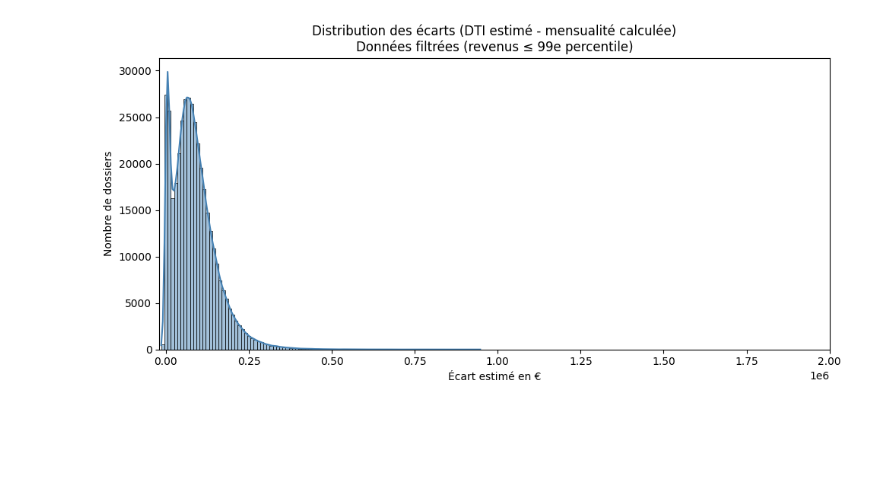
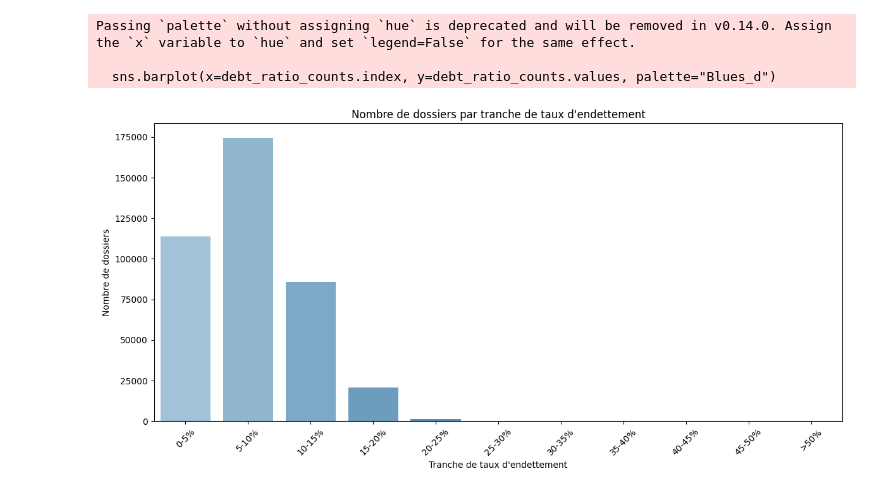
Before and after one commit to pierre-gh-perso/Projet-Credit-pour-tous, a Jupyter notebook: notebooks/discovery/1.3.discovery_data_quality.ipynb, the cells around one changed output. Cells and saved outputs as stored; diff of their text form; code cells hidden in the pictures; blank space fills up the shorter version.

```diff
--- a/notebooks/discovery/1.3.discovery_data_quality.ipynb
+++ b/notebooks/discovery/1.3.discovery_data_quality.ipynb
@@ -208,14 +5,37 @@ See the caveats in the documentation: https://pandas.pydata.org/pandas-docs/stab
-# %%
-# 🎯 Objectif : Visualiser la répartition des écarts, tout en excluant les cas extrêmes
-plt.figure(figsize=(10, 5))
-sns.histplot(df_filtered['debt_minus_monthly_payment'], bins=100, kde=True, color='steelblue')
-
-# Limiter l'axe X pour éviter les outliers
-plt.xlim(-20000, 2000000)
-plt.title("Distribution des écarts (DTI estimé - mensualité calculée)\nDonnées filtrées (revenus ≤ 99e percentile)")
-plt.xlabel("Écart estimé en €")
-plt.ylabel("Nombre de dossiers")
-plt.tight_layout()
-plt.show()
-# %% [output]
-[figure, removed]
+# %%
+# 🔹 Chargement des données
+input_path = "../../data/cleaning/step5_installment_corrected.parquet"
+df = pd.read_parquet(input_path)
+
+# 📊 Ratio mensualité / revenu mensuel
+df['installment_income_ratio'] = df['monthly_payment_calculated'] / df['monthly_income']
+# %%
+# 📊 Création des tranches de taux d'endettement
+df['debt_ratio_bins'] = pd.cut(
+    df['installment_income_ratio'],
+    bins=[0, 0.05, 0.10, 0.15, 0.20, 0.25, 0.30, 0.35, 0.40, 0.45, 0.50, float('inf')],
+    labels=["0-5%", "5-10%", "10-15%", "15-20%", "20-25%", "25-30%", "30-35%", "35-40%", "40-45%", "45-50%", ">50%"],
+    right=False
+)
+
+# Comptage des dossiers par tranche
+debt_ratio_counts = df['debt_ratio_bins'].value_counts().sort_index()
+
+# 📈 Visualisation des tranches
+plt.figure(figsize=(12, 6))
+sns.barplot(x=debt_ratio_counts.index, y=debt_ratio_counts.values, palette="Blues_d")
+
+# Titre et labels
+plt.title("Nombre de dossiers par tranche de taux d'endettement")
+plt.xlabel("Tranche de taux d'endettement")
+plt.ylabel("Nombre de dossiers")
+plt.xticks(rotation=45)
+plt.tight_layout()
+
+# Affichage
+plt.show()
+# %% [output]
+Passing `palette` without assigning `hue` is deprecated and will be removed in v0.14.0. Assign the `x` variable to `hue` and set `legend=False` for the same effect.
+
+  sns.barplot(x=debt_ratio_counts.index, y=debt_ratio_counts.values, palette="Blues_d")
+[figure, added]
```
Also changed, not shown: parts of 8 cells of this notebook, 3 other files.
